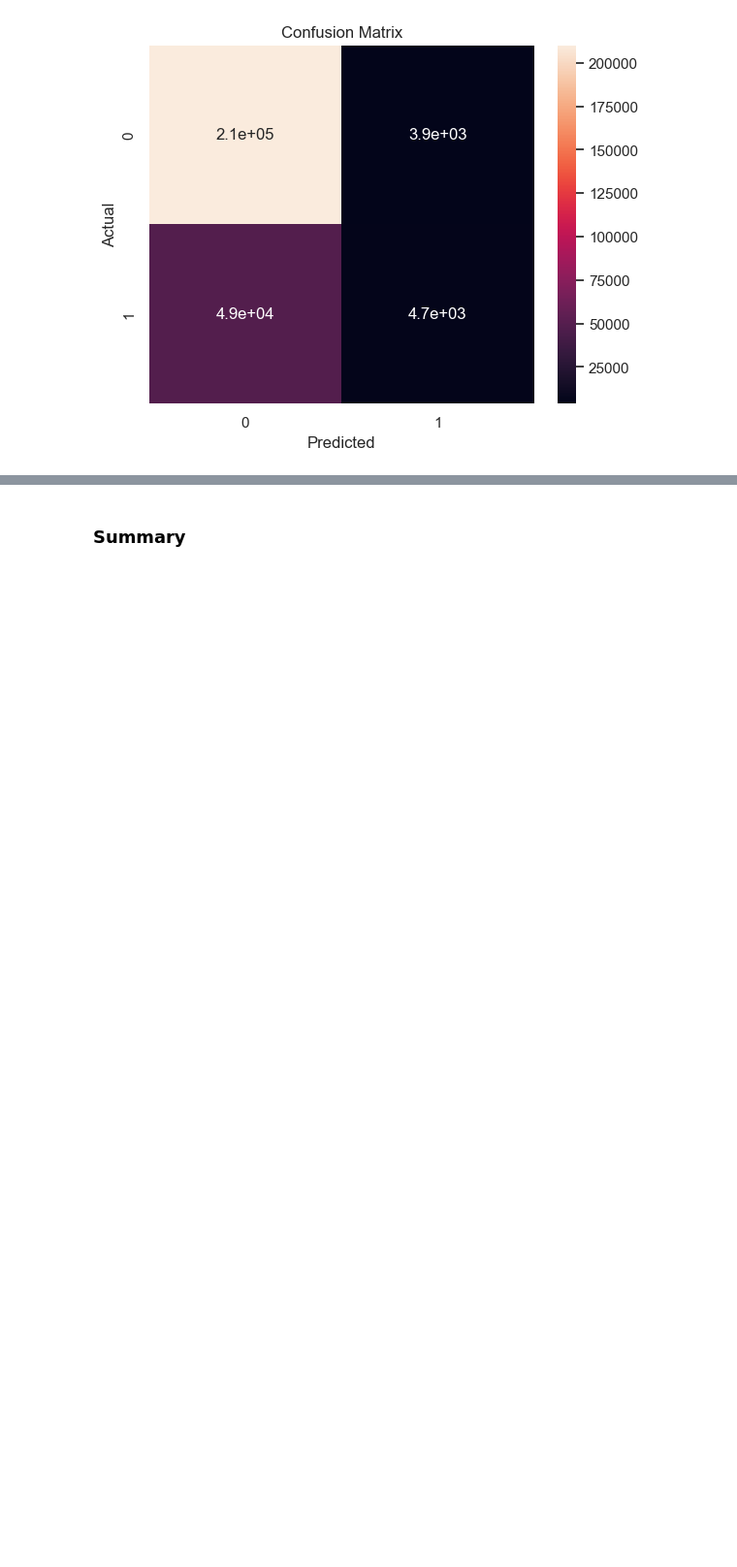
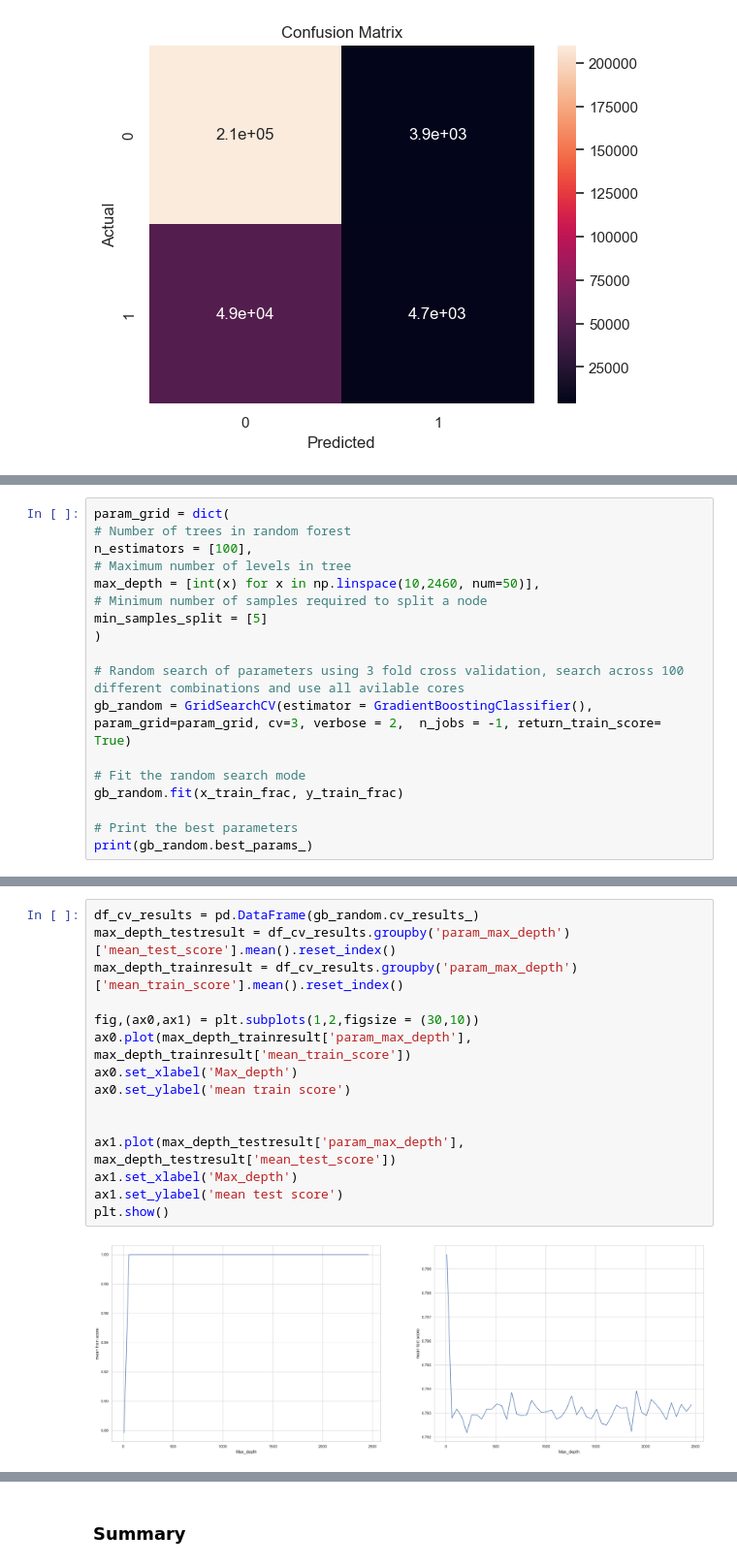
Before and after one commit to Siying6560/Lending-Club-Loan-Classification, a Jupyter notebook: Models.ipynb, the cells around one changed output, grey strips where cells are left out. Shown at 97% size. Saved outputs shown, nothing was run; the diff lists cells and outputs as text; blank space fills up the shorter version.

Commit message:
revise grid cv search range

```diff
--- a/Models.ipynb
+++ b/Models.ipynb
@@ -387,0 +404,18 @@ weighted avg       0.76      0.80      0.74    267509
+# %%
+param_grid = dict(
+# Number of trees in random forest
+n_estimators = [100],
+# Maximum number of levels in tree
+max_depth = [int(x) for x in np.linspace(10,2460, num=50)],
+# Minimum number of samples required to split a node
+min_samples_split = [5]
+)
+
+# Random search of parameters using 3 fold cross validation, search across 100 different combinations and use all avilable cores
+gb_random = GridSearchCV(estimator = GradientBoostingClassifier(), param_grid=param_grid, cv=3, verbose = 2,  n_jobs = -1, return_train_score= True)
+
+# Fit the random search mode
+gb_random.fit(x_train_frac, y_train_frac)
+
+# Print the best parameters
+print(gb_random.best_params_)
@@ -387,0 +476,17 @@ weighted avg       0.76      0.80      0.74    267509
+# %%
+df_cv_results = pd.DataFrame(gb_random.cv_results_)
+max_depth_testresult = df_cv_results.groupby('param_max_depth')['mean_test_score'].mean().reset_index()
+max_depth_trainresult = df_cv_results.groupby('param_max_depth')['mean_train_score'].mean().reset_index()
+
+fig,(ax0,ax1) = plt.subplots(1,2,figsize = (30,10))
+ax0.plot(max_depth_trainresult['param_max_depth'], max_depth_trainresult['mean_train_score'])
+ax0.set_xlabel('Max_depth')
+ax0.set_ylabel('mean train score')
+
+
+ax1.plot(max_depth_testresult['param_max_depth'], max_depth_testresult['mean_test_score'])
+ax1.set_xlabel('Max_depth')
+ax1.set_ylabel('mean test score')
+plt.show()
+# %% [output]
+[figure, added]
```
Also changed, not shown: parts of 16 cells of this notebook.
